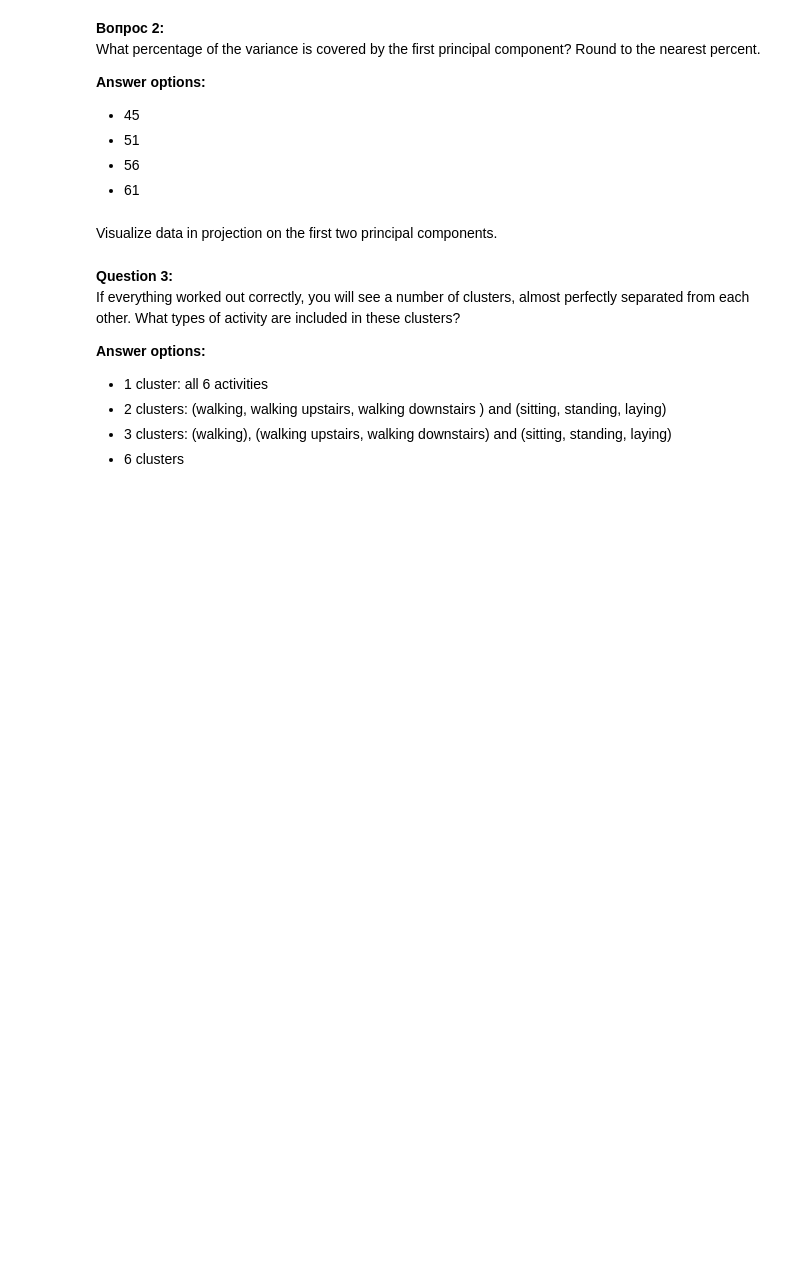
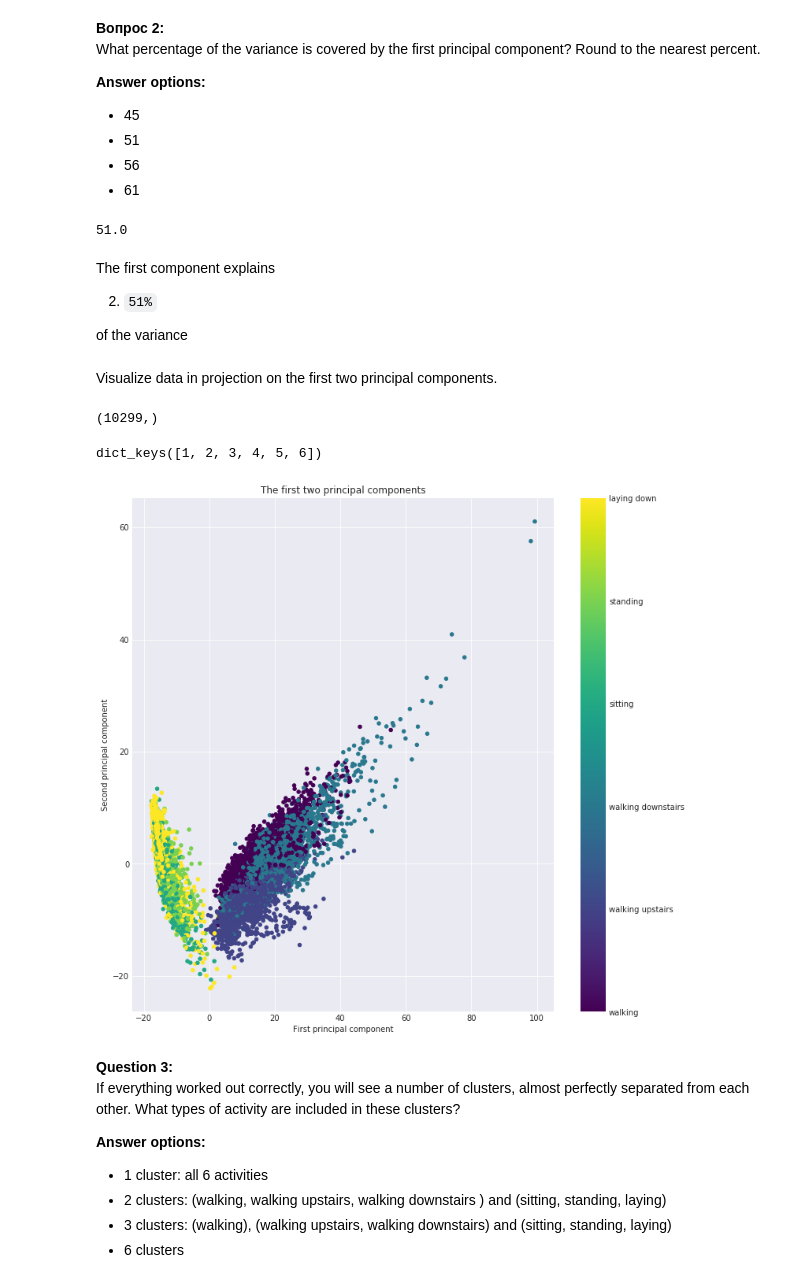
Before and after one commit to GreenSnabl/robotics_ml, a Jupyter notebook: ml_course_en/assignments/Assignment 05. Unsupervised_learning.ipynb, the cells around one changed output. Drawn from its saved outputs; the diff is of its cells as text; code cells hidden in the pictures; blank space fills up the shorter version.

```diff
--- a/ml_course_en/assignments/Assignment 05. Unsupervised_learning.ipynb
+++ b/ml_course_en/assignments/Assignment 05. Unsupervised_learning.ipynb
@@ -96,5 +181,14 @@ What percentage of the variance is covered by the first principal component? Rou
 - 61
 # %%
 # Your code here
+np.round(pca.explained_variance_ratio_[0]*100)
+# %% [output]
+51.0
+# %% [markdown]
+The first component explains
+
+2.  `51%`
+
+of the variance
 # %% [markdown]
 Visualize data in projection on the first two principal components.
@@ -104,3 +195,27 @@ Visualize data in projection on the first two principal components.
+# %%
+y.shape
+# %% [output]
+(10299,)
+# %%
+labels.keys()
+# %% [output]
+dict_keys([1, 2, 3, 4, 5, 6])
+# %%
+# Your code here
+pca = PCA(n_components=X_pca)
+X = pca.fit_transform(X_scaled)
+
+plt.figure(figsize=(12,12))
+plt.legend(labels=labels.values())
+plt.scatter(X[:,0], X[:,1] , c=y, s=20, cmap='viridis');
+plt.title("The first two principal components")
+plt.xlabel("First principal component")
+plt.ylabel("Second principal component")
+cbar = plt.colorbar()
+cbar.ax.set_yticklabels(list(labels.values()))
+plt.show()
+# %% [output]
+[figure, added]
 # %% [markdown]
 **Question 3:**<br>
 If everything worked out correctly, you will see a number of clusters, almost perfectly separated from each other. What types of activity are included in these clusters? <br>
```
Also changed, not shown: parts of 45 cells of this notebook, 5 other files.
